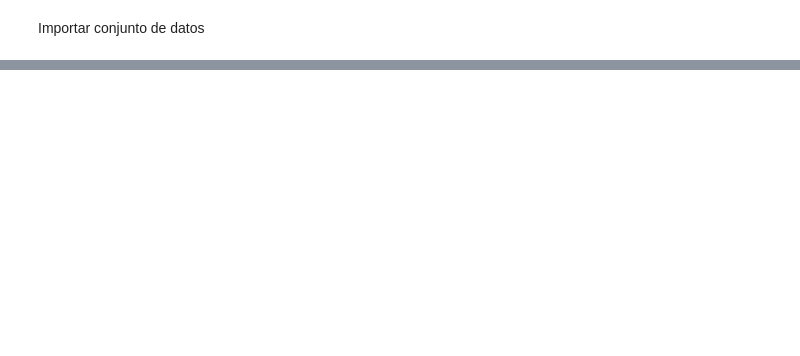
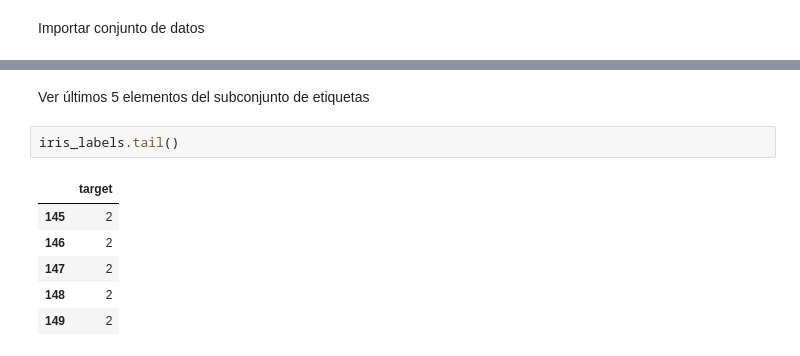
Before and after one commit to rubenchov/aprendizajeautomaticovision, a Jupyter notebook: IntroML_2_ImportarIris.ipynb, the cells around one changed output, grey strips where cells are left out. Drawn from its saved outputs; the diff is of its cells as text; blank space fills up the shorter version.

```diff
--- a/IntroML_2_ImportarIris.ipynb
+++ b/IntroML_2_ImportarIris.ipynb
@@ -22,0 +54,11 @@ iris_df.head() #Ver 5 primeros elementos del conjunto de datos
+# %% [markdown]
+Ver últimos 5 elementos del subconjunto de etiquetas
+# %%
+iris_labels.tail()
+# %% [output]
+|  | target |
+| 145 | 2 |
+| 146 | 2 |
+| 147 | 2 |
+| 148 | 2 |
+| 149 | 2 |
```
Also changed, not shown: parts of 11 cells of this notebook.
